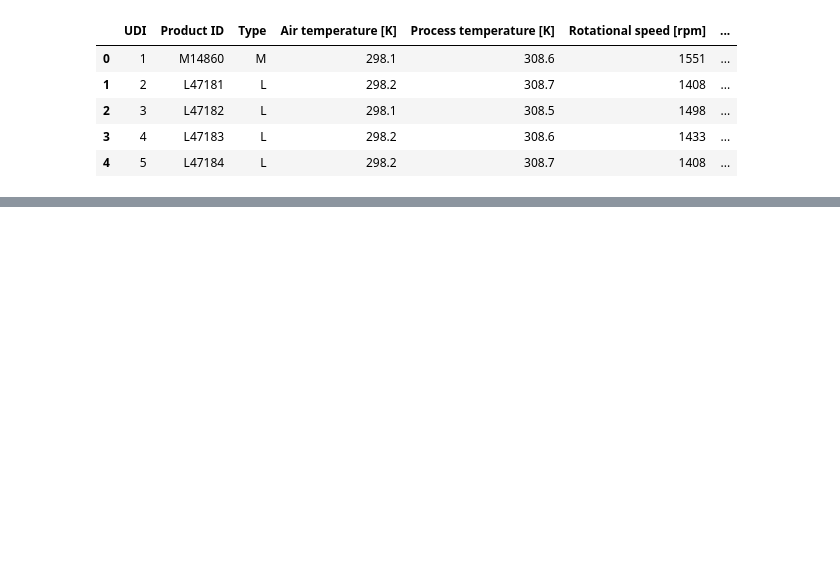
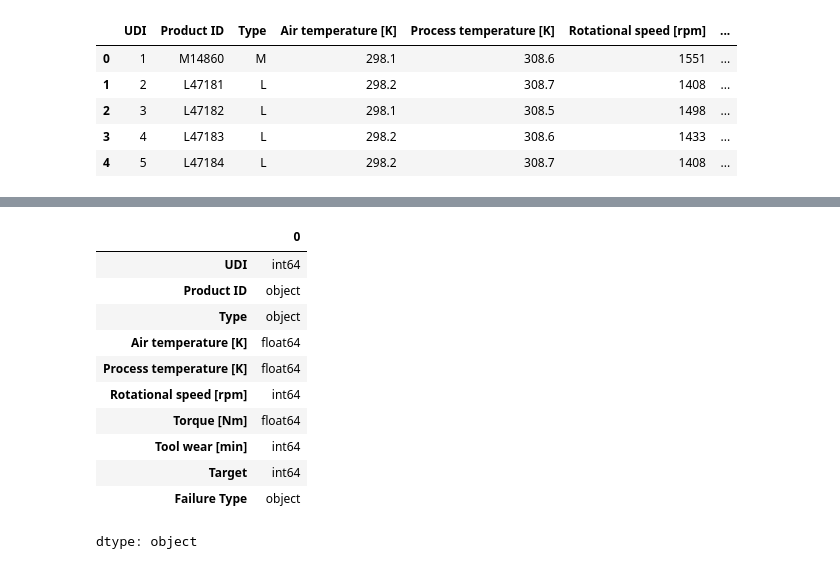
Before and after one commit to SruthyManoj/Predictive_Maintanance, a Jupyter notebook: Predictive_Maintenance_Project.ipynb, the cells around one changed output, grey strips where cells are left out. Cells and saved outputs as stored; diff of their text form; code cells hidden in the pictures; blank space fills up the shorter version.

```diff
--- a/Predictive_Maintenance_Project.ipynb
+++ b/Predictive_Maintenance_Project.ipynb
@@ -19,0 +45,15 @@ df.head()
+# %%
+df.dtypes
+# %% [output]
+|  | 0 |
+| UDI | int64 |
+| Product ID | object |
+| Type | object |
+| Air temperature [K] | float64 |
+| Process temperature [K] | float64 |
+| Rotational speed [rpm] | int64 |
+| Torque [Nm] | float64 |
+| Tool wear [min] | int64 |
+| Target | int64 |
+| Failure Type | object |
+dtype: object
```
Also changed, not shown: parts of 9 cells of this notebook.
